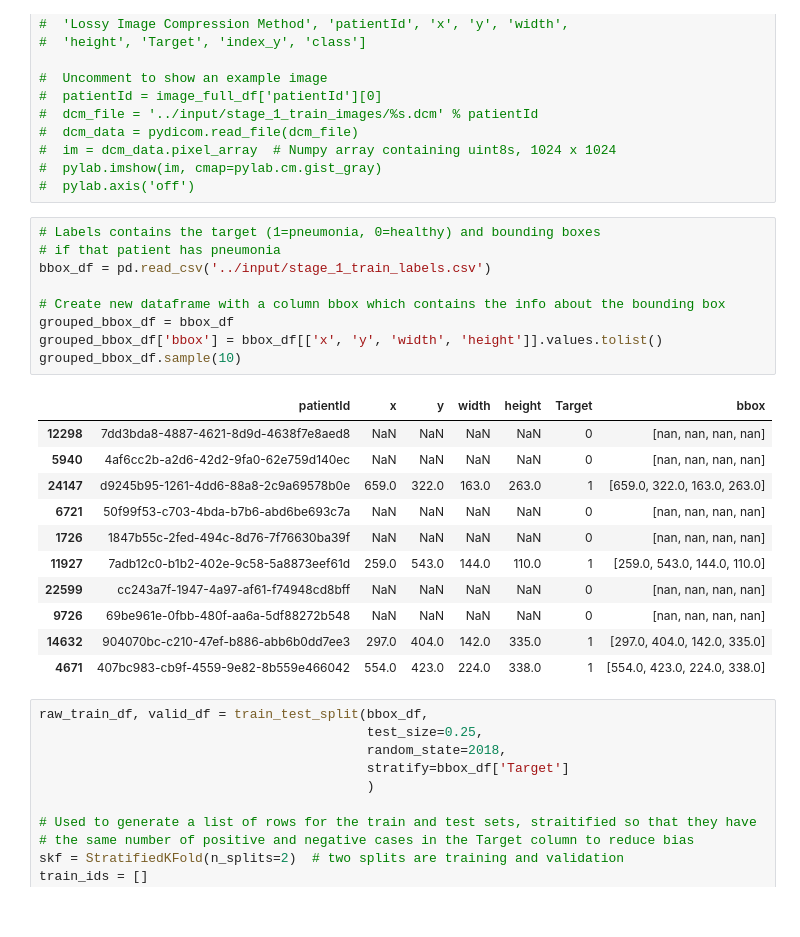
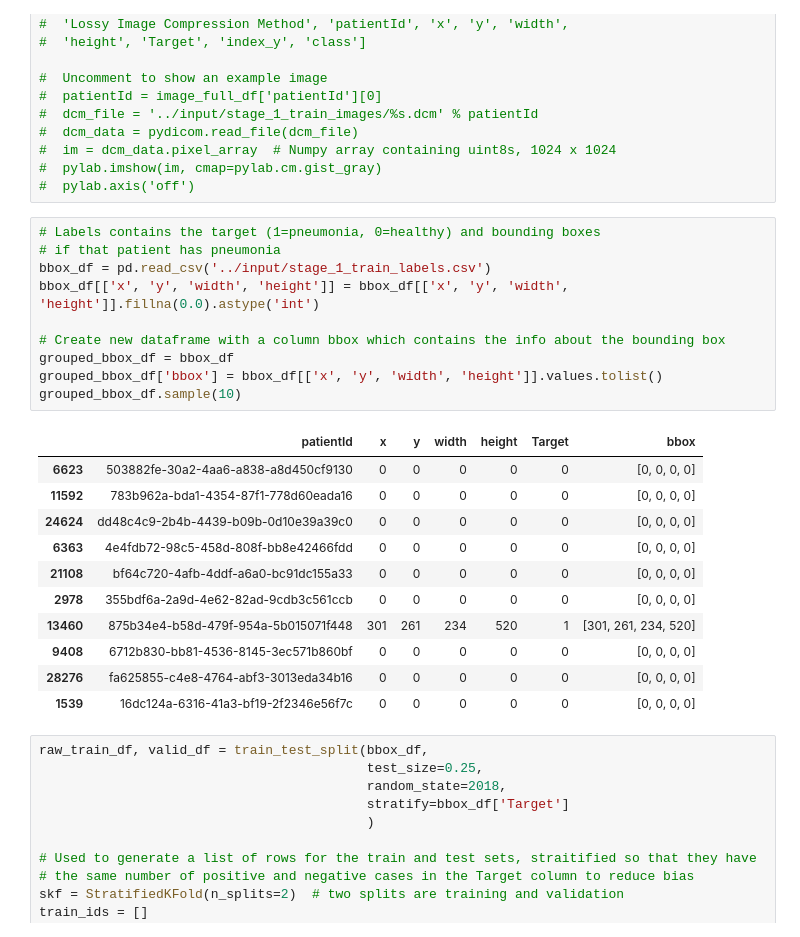
Before and after one commit to jsreid13/syde677-project, a Jupyter notebook: scripts/deepnet.ipynb, the cells around one changed output. Cells and saved outputs as stored; diff of their text form.

```diff
--- a/scripts/deepnet.ipynb
+++ b/scripts/deepnet.ipynb
@@ -106,24 +117,25 @@ def get_header_info(patientId):
 # %%
 # Labels contains the target (1=pneumonia, 0=healthy) and bounding boxes
 # if that patient has pneumonia
 bbox_df = pd.read_csv('../input/stage_1_train_labels.csv')
+bbox_df[['x', 'y', 'width', 'height']] = bbox_df[['x', 'y', 'width', 'height']].fillna(0.0).astype('int')
 
 # Create new dataframe with a column bbox which contains the info about the bounding box
 grouped_bbox_df = bbox_df
 grouped_bbox_df['bbox'] = bbox_df[['x', 'y', 'width', 'height']].values.tolist()
 grouped_bbox_df.sample(10)
 # %% [output]
 |  | patientId | x | y | width | height | Target | bbox |
-| 12298 | 7dd3bda8-4887-4621-8d9d-4638f7e8aed8 | NaN | NaN | NaN | NaN | 0 | [nan, nan, nan, nan] |
-| 5940 | 4af6cc2b-a2d6-42d2-9fa0-62e759d140ec | NaN | NaN | NaN | NaN | 0 | [nan, nan, nan, nan] |
-| 24147 | d9245b95-1261-4dd6-88a8-2c9a69578b0e | 659.0 | 322.0 | 163.0 | 263.0 | 1 | [659.0, 322.0, 163.0, 263.0] |
-| 6721 | 50f99f53-c703-4bda-b7b6-abd6be693c7a | NaN | NaN | NaN | NaN | 0 | [nan, nan, nan, nan] |
-| 1726 | 1847b55c-2fed-494c-8d76-7f76630ba39f | NaN | NaN | NaN | NaN | 0 | [nan, nan, nan, nan] |
-| 11927 | 7adb12c0-b1b2-402e-9c58-5a8873eef61d | 259.0 | 543.0 | 144.0 | 110.0 | 1 | [259.0, 543.0, 144.0, 110.0] |
-| 22599 | cc243a7f-1947-4a97-af61-f74948cd8bff | NaN | NaN | NaN | NaN | 0 | [nan, nan, nan, nan] |
-| 9726 | 69be961e-0fbb-480f-aa6a-5df88272b548 | NaN | NaN | NaN | NaN | 0 | [nan, nan, nan, nan] |
-| 14632 | 904070bc-c210-47ef-b886-abb6b0dd7ee3 | 297.0 | 404.0 | 142.0 | 335.0 | 1 | [297.0, 404.0, 142.0, 335.0] |
-| 4671 | 407bc983-cb9f-4559-9e82-8b559e466042 | 554.0 | 423.0 | 224.0 | 338.0 | 1 | [554.0, 423.0, 224.0, 338.0] |
+| 6623 | 503882fe-30a2-4aa6-a838-a8d450cf9130 | 0 | 0 | 0 | 0 | 0 | [0, 0, 0, 0] |
+| 11592 | 783b962a-bda1-4354-87f1-778d60eada16 | 0 | 0 | 0 | 0 | 0 | [0, 0, 0, 0] |
+| 24624 | dd48c4c9-2b4b-4439-b09b-0d10e39a39c0 | 0 | 0 | 0 | 0 | 0 | [0, 0, 0, 0] |
+| 6363 | 4e4fdb72-98c5-458d-808f-bb8e42466fdd | 0 | 0 | 0 | 0 | 0 | [0, 0, 0, 0] |
+| 21108 | bf64c720-4afb-4ddf-a6a0-bc91dc155a33 | 0 | 0 | 0 | 0 | 0 | [0, 0, 0, 0] |
+| 2978 | 355bdf6a-2a9d-4e62-82ad-9cdb3c561ccb | 0 | 0 | 0 | 0 | 0 | [0, 0, 0, 0] |
+| 13460 | 875b34e4-b58d-479f-954a-5b015071f448 | 301 | 261 | 234 | 520 | 1 | [301, 261, 234, 520] |
+| 9408 | 6712b830-bb81-4536-8145-3ec571b860bf | 0 | 0 | 0 | 0 | 0 | [0, 0, 0, 0] |
+| 28276 | fa625855-c4e8-4764-abf3-3013eda34b16 | 0 | 0 | 0 | 0 | 0 | [0, 0, 0, 0] |
+| 1539 | 16dc124a-6316-41a3-bf19-2f2346e56f7c | 0 | 0 | 0 | 0 | 0 | [0, 0, 0, 0] |
 # %%
 raw_train_df, valid_df = train_test_split(bbox_df,
                                           test_size=0.25,
```
Also changed, not shown: parts of 12 cells of this notebook.
